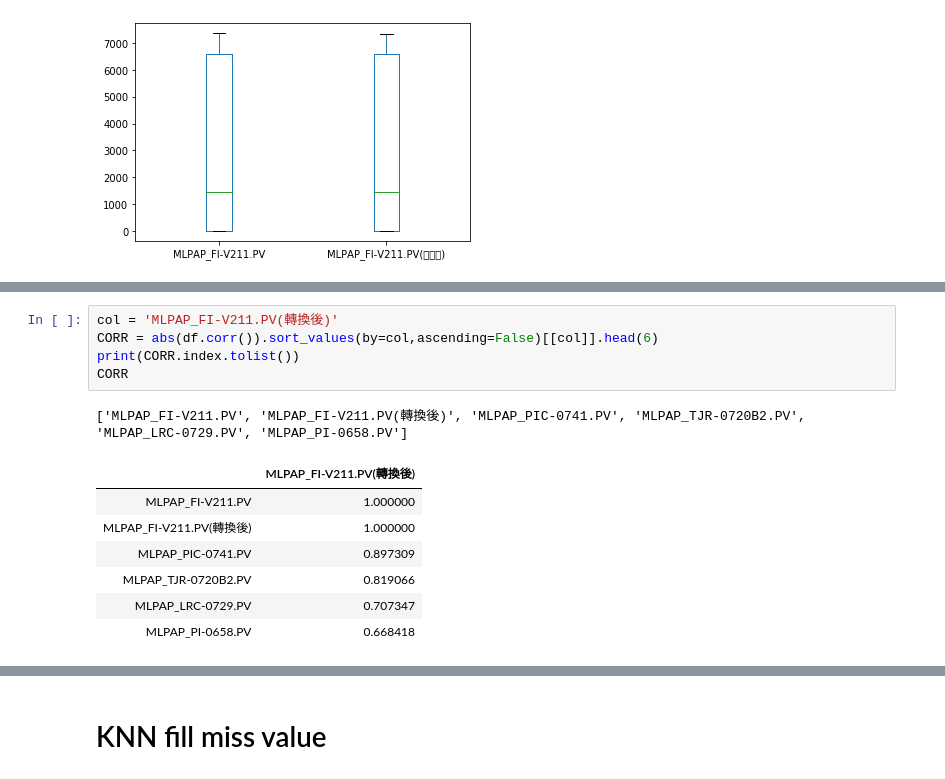
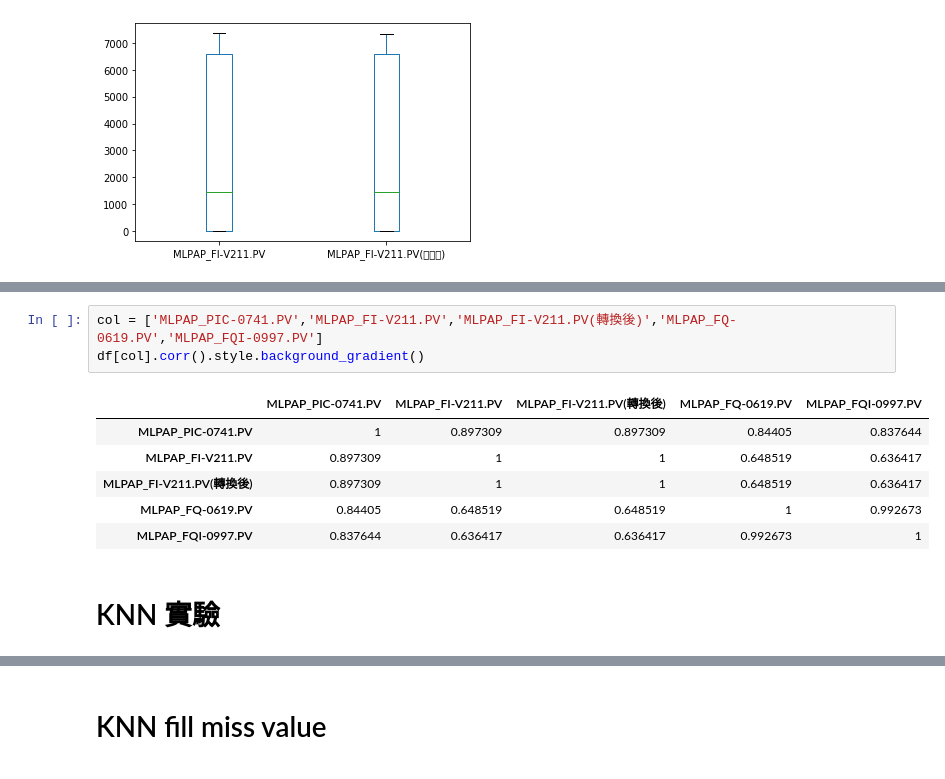
Before and after one commit to skywalker0803r/pa, a Jupyter notebook: DataCleaning.ipynb, the cells around one changed output, grey strips where cells are left out. Saved outputs shown, nothing was run; the diff lists cells and outputs as text.

```diff
--- a/DataCleaning.ipynb
+++ b/DataCleaning.ipynb
@@ -130,14 +164,12 @@ CORR
-# %%
-col = 'MLPAP_FI-V211.PV(轉換後)'
-CORR = abs(df.corr()).sort_values(by=col,ascending=False)[[col]].head(6)
-print(CORR.index.tolist())
-CORR
-# %% [output]
-['MLPAP_FI-V211.PV', 'MLPAP_FI-V211.PV(轉換後)', 'MLPAP_PIC-0741.PV', 'MLPAP_TJR-0720B2.PV', 'MLPAP_LRC-0729.PV', 'MLPAP_PI-0658.PV']
-|  | MLPAP_FI-V211.PV(轉換後) |
-| MLPAP_FI-V211.PV | 1.000000 |
-| MLPAP_FI-V211.PV(轉換後) | 1.000000 |
-| MLPAP_PIC-0741.PV | 0.897309 |
-| MLPAP_TJR-0720B2.PV | 0.819066 |
-| MLPAP_LRC-0729.PV | 0.707347 |
-| MLPAP_PI-0658.PV | 0.668418 |
+# %%
+col = ['MLPAP_PIC-0741.PV','MLPAP_FI-V211.PV','MLPAP_FI-V211.PV(轉換後)','MLPAP_FQ-0619.PV','MLPAP_FQI-0997.PV']
+df[col].corr().style.background_gradient()
+# %% [output]
+|  | MLPAP_PIC-0741.PV | MLPAP_FI-V211.PV | MLPAP_FI-V211.PV(轉換後) | MLPAP_FQ-0619.PV | MLPAP_FQI-0997.PV |
+| MLPAP_PIC-0741.PV | 1 | 0.897309 | 0.897309 | 0.84405 | 0.837644 |
+| MLPAP_FI-V211.PV | 0.897309 | 1 | 1 | 0.648519 | 0.636417 |
+| MLPAP_FI-V211.PV(轉換後) | 0.897309 | 1 | 1 | 0.648519 | 0.636417 |
+| MLPAP_FQ-0619.PV | 0.84405 | 0.648519 | 0.648519 | 1 | 0.992673 |
+| MLPAP_FQI-0997.PV | 0.837644 | 0.636417 | 0.636417 | 0.992673 | 1 |
+# %% [markdown]
+# KNN 實驗
```
Also changed, not shown: parts of 36 cells of this notebook.
